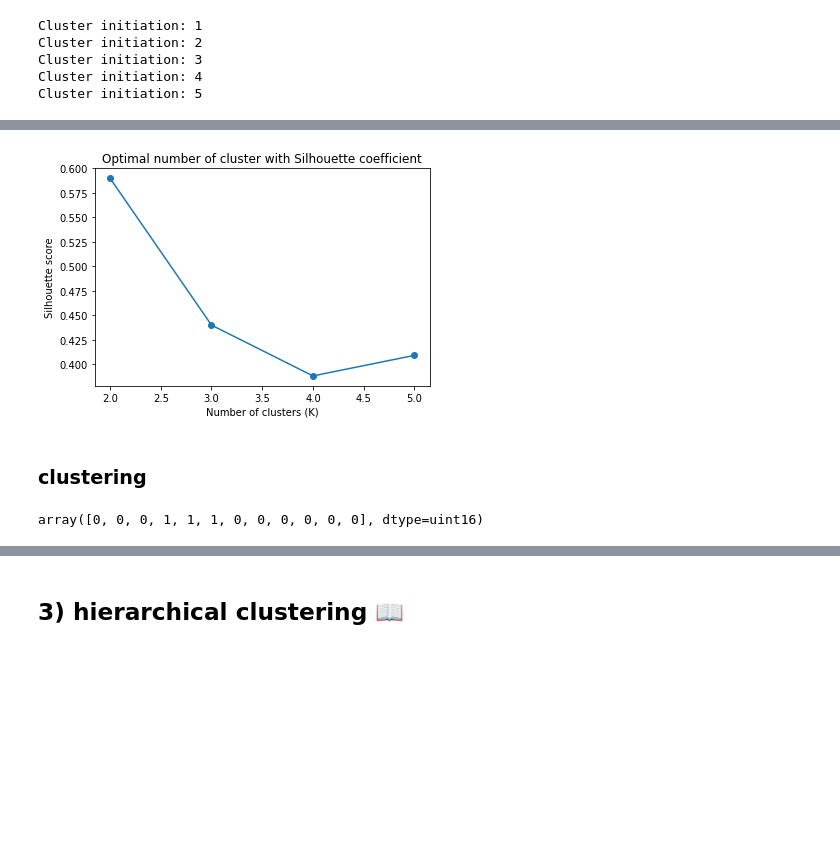
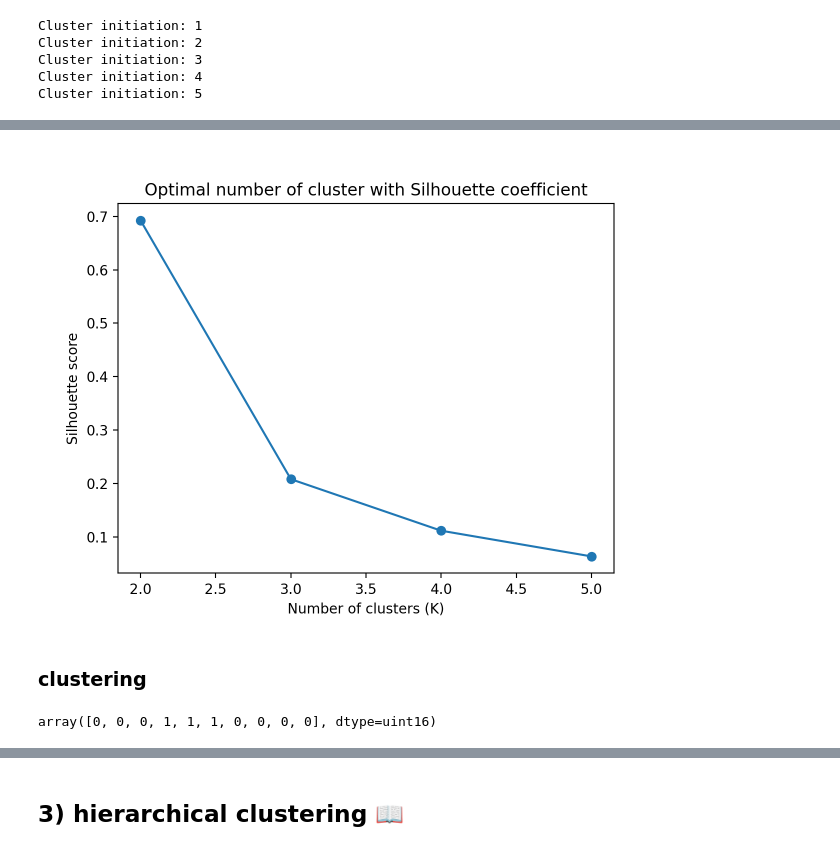
Before and after one commit to mill-ornrakorn/Spatiotemporal-epidemiology-and-analysis-of-mental-health-conditions-in-Thailand, a Jupyter notebook: 4-Unsupervised learning.ipynb, the cells around one changed output, grey strips where cells are left out. Drawn from its saved outputs; the diff is of its cells as text; code cells hidden in the pictures; blank space fills up the shorter version.

```diff
--- a/4-Unsupervised learning.ipynb
+++ b/4-Unsupervised learning.ipynb
@@ -200,26 +230,26 @@ plotnine.options.figure_size = (8, 4.8)
 # %%
 import matplotlib.pyplot as plt
 
-Silhouette_score = [0.5900,0.4399,0.3880,0.4090]
+Silhouette_score = [0.6924,0.2079,0.1114,0.0633]
 k = [2,3,4,5]
 
 plt.plot(k, Silhouette_score, marker='o')
 plt.title('Optimal number of cluster with Silhouette coefficient')
 plt.xlabel('Number of clusters (K)')
 plt.ylabel('Silhouette score')
 #plt.grid(True)
 plt.savefig('Silhouette_score_output.png', dpi=300, format='png', bbox_inches='tight')
 plt.show()
 # %% [output]
-[figure, old version]
+[figure, new version]
 # %% [markdown]
 ### clustering
 # %%
 # Fit the cluster
 kprototype = KPrototypes(n_jobs = -1, n_clusters = 2,  random_state = 0)
-kprototype.fit_predict(dfMatrix, categorical = [539])
+kprototype.fit_predict(dfMatrix, categorical = [693]) # จน col จาก dataset_all -1
 # %% [output]
-array([0, 0, 0, 1, 1, 1, 0, 0, 0, 0, 0, 0], dtype=uint16)
+array([0, 0, 0, 1, 1, 1, 0, 0, 0, 0], dtype=uint16)
 # %%
 # Add the cluster to the dataframe
 cluster_data = dataset_all.copy()
```
Also changed, not shown: parts of 114 cells of this notebook.
